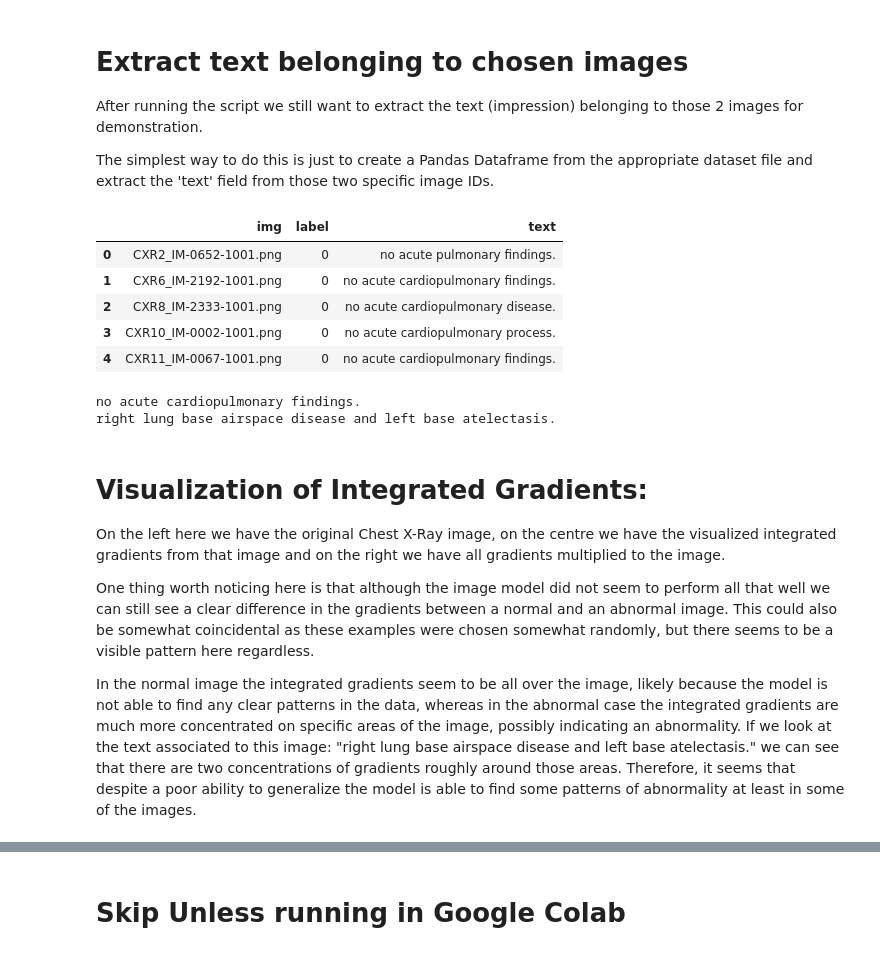
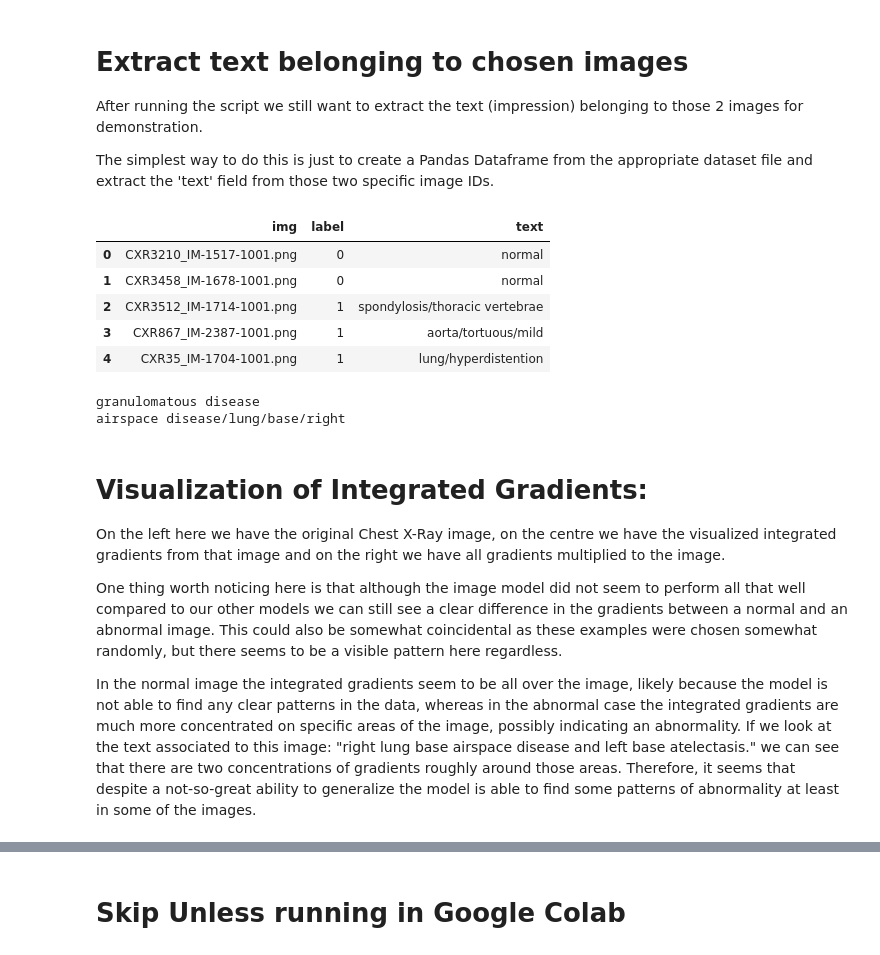
Before and after one commit to AxelAllen/Multimodal-BERT-in-Medical-Image-and-Text-Classification, a Jupyter notebook: image_submodel.ipynb, the cells around one changed output, grey strips where cells are left out. Saved outputs shown, nothing was run; the diff lists cells and outputs as text; code cells hidden in the pictures.

```diff
--- a/image_submodel.ipynb
+++ b/image_submodel.ipynb
@@ -144,7 +144,7 @@ image_transforms = transforms.Compose([
 
 CSV_DIR = os.path.join(DATA_DIR, 'image_labels_csv')
 IMG_DIR = os.path.join(DATA_DIR, 'NLMCXR_png_frontal')
-CSV_FILE = os.path.join(CSV_DIR, 'image_labels_impression_frontal') # image_labels_findings_frontal
+CSV_FILE = os.path.join(CSV_DIR, 'image_labels_major_frontal') # image_labels_findings_frontal
 
 
 dataset = ImageDataSet(csv_file=CSV_FILE+'.csv', root_dir=IMG_DIR, transform=image_transforms)
@@ -474,15 +479,14 @@ After running the script we still want to extract the text (impression) belongin
 The simplest way to do this is just to create a Pandas Dataframe from the appropriate dataset file and extract the 'text' field from those two specific image IDs.
 # %%
 df = pd.read_csv(CSV_FILE+'.csv')
-df = df.rename(columns={"Filename": "img", "Label": "label", "LabelText": "text"})
 df.head()
 # %% [output]
 |  | img | label | text |
-| 0 | CXR2_IM-0652-1001.png | 0 | no acute pulmonary findings. |
-| 1 | CXR6_IM-2192-1001.png | 0 | no acute cardiopulmonary findings. |
-| 2 | CXR8_IM-2333-1001.png | 0 | no acute cardiopulmonary disease. |
-| 3 | CXR10_IM-0002-1001.png | 0 | no acute cardiopulmonary process. |
-| 4 | CXR11_IM-0067-1001.png | 0 | no acute cardiopulmonary findings. |
+| 0 | CXR3210_IM-1517-1001.png | 0 | normal |
+| 1 | CXR3458_IM-1678-1001.png | 0 | normal |
+| 2 | CXR3512_IM-1714-1001.png | 1 | spondylosis/thoracic vertebrae |
+| 3 | CXR867_IM-2387-1001.png | 1 | aorta/tortuous/mild |
+| 4 | CXR35_IM-1704-1001.png | 1 | lung/hyperdistention |
 # %%
 abnormal = df[df['img'].str.match('CXR2246_IM-0843-1001.png')]
 normal = df[df['img'].str.match('CXR15_IM-0324-1001.png')]
@@ -493,16 +497,16 @@ abnormal_text = abnormal['text'].values[0]
 print(normal_text)
 print(abnormal_text)
 # %% [output]
-no acute cardiopulmonary findings.
-right lung base airspace disease and left base atelectasis.
+granulomatous disease
+airspace disease/lung/base/right
 # %% [markdown]
 # Visualization of Integrated Gradients:
 
 On the left here we have the original Chest X-Ray image, on the centre we have the visualized integrated gradients from that image and on the right we have all gradients multiplied to the image.
 
-One thing worth noticing here is that although the image model did not seem to perform all that well we can still see a clear difference in the gradients between a normal and an abnormal image. This could also be somewhat coincidental as these examples were chosen somewhat randomly, but there seems to be a visible pattern here regardless.
+One thing worth noticing here is that although the image model did not seem to perform all that well compared to our other models we can still see a clear difference in the gradients between a normal and an abnormal image. This could also be somewhat coincidental as these examples were chosen somewhat randomly, but there seems to be a visible pattern here regardless.
 
-In the normal image the integrated gradients seem to be all over the image, likely because the model is not able to find any clear patterns in the data, whereas in the abnormal case the integrated gradients are much more concentrated on specific areas of the image, possibly indicating an abnormality. If we look at the text associated to this image: "right lung base airspace disease and left base atelectasis." we can see that there are two concentrations of gradients roughly around those areas. Therefore, it seems that despite a poor ability to generalize the model is able to find some patterns of abnormality at least in some of the images.
+In the normal image the integrated gradients seem to be all over the image, likely because the model is not able to find any clear patterns in the data, whereas in the abnormal case the integrated gradients are much more concentrated on specific areas of the image, possibly indicating an abnormality. If we look at the text associated to this image: "right lung base airspace disease and left base atelectasis." we can see that there are two concentrations of gradients roughly around those areas. Therefore, it seems that despite a not-so-great ability to generalize the model is able to find some patterns of abnormality at least in some of the images.
 # %%
 import matplotlib.pyplot as plt
 import matplotlib.image as mpimg
```
Also changed, not shown: parts of 13 cells of this notebook.
